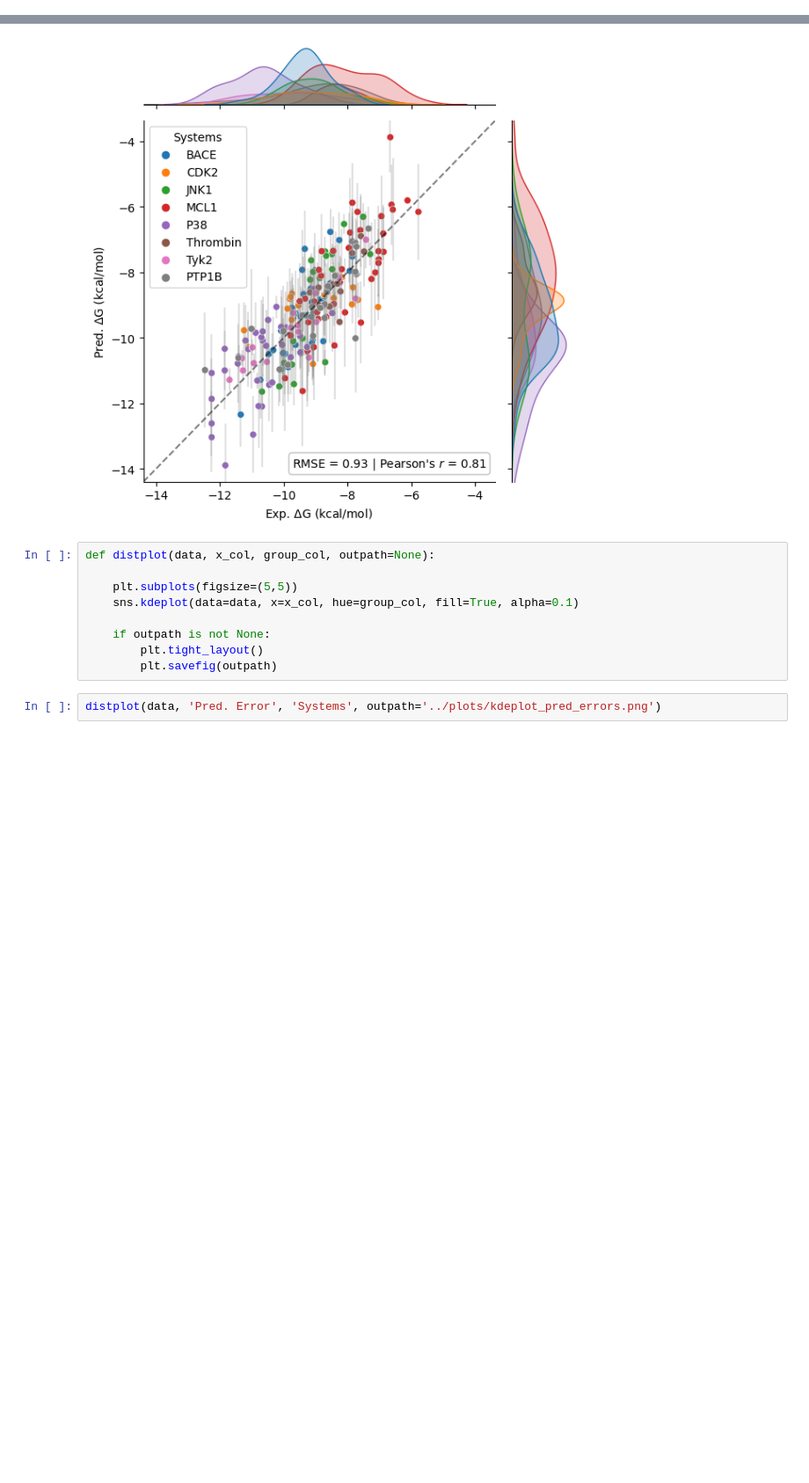
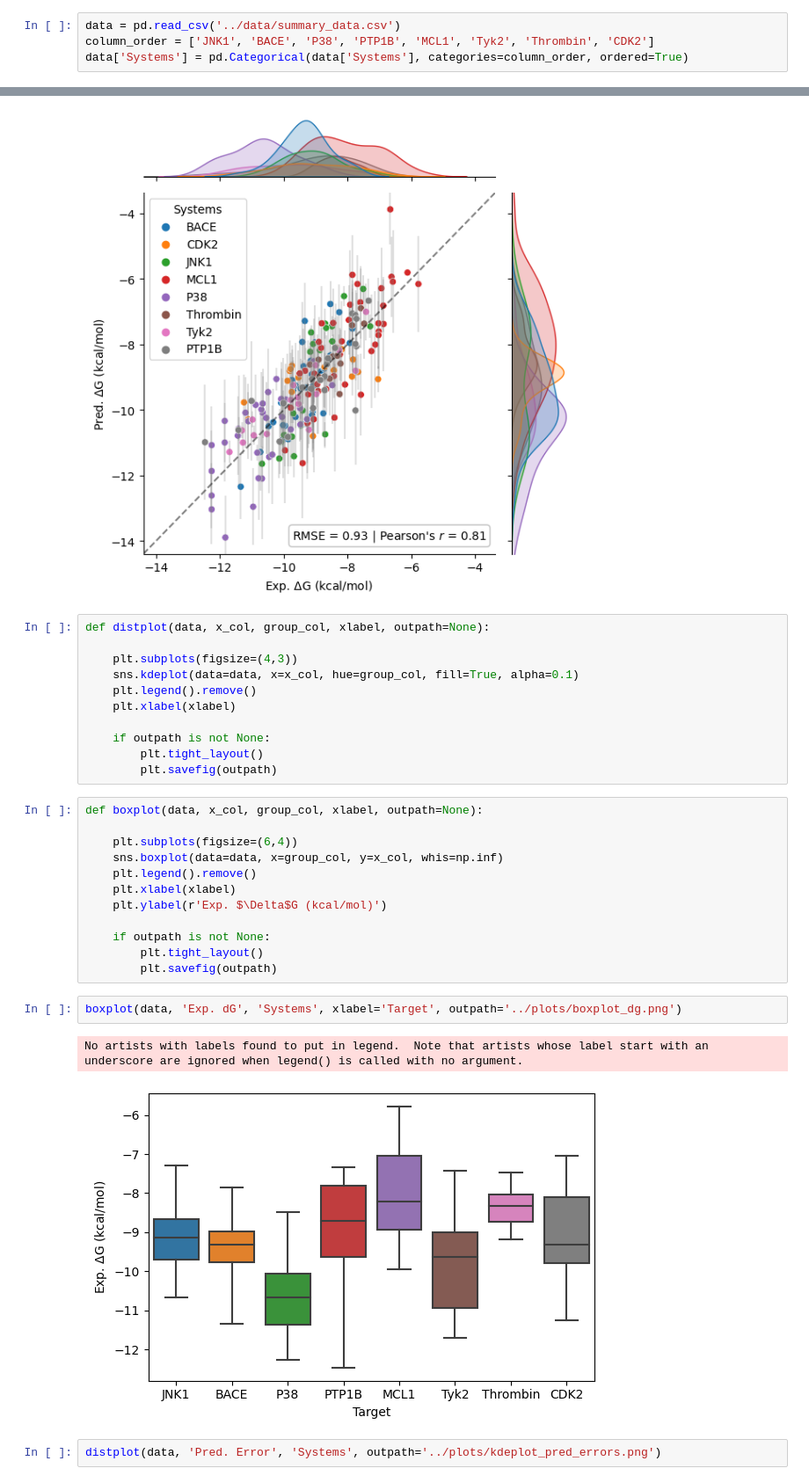
Before and after one commit to matthewtwarren/fep-schrodinger, a Jupyter notebook: notebooks/visualisation.ipynb, the cells around one changed output, grey strips where cells are left out. Shown at 88% size. Drawn from its saved outputs; the diff is of its cells as text; blank space fills up the shorter version.

```diff
--- a/notebooks/visualisation.ipynb
+++ b/notebooks/visualisation.ipynb
@@ -24,3 +28,7 @@ data.to_csv('../data/summary_data.csv', index=False)
+# %%
+data = pd.read_csv('../data/summary_data.csv')
+column_order = ['JNK1', 'BACE', 'P38', 'PTP1B', 'MCL1', 'Tyk2', 'Thrombin', 'CDK2']
+data['Systems'] = pd.Categorical(data['Systems'], categories=column_order, ordered=True)
 # %%
 def regplot_grouped(data, true_col, pred_col, group_col, pred_err_col=None, outpath=None):
 
@@ -64,14 +72,33 @@ regplot_grouped(data, 'Exp. dG', 'Pred. dG', 'Systems', 'Pred. Error', outpath='
 # %% [output]
 [figure]
 # %%
-def distplot(data, x_col, group_col, outpath=None):
+def distplot(data, x_col, group_col, xlabel, outpath=None):
 
-    plt.subplots(figsize=(5,5))
+    plt.subplots(figsize=(4,3))
     sns.kdeplot(data=data, x=x_col, hue=group_col, fill=True, alpha=0.1)
+    plt.legend().remove()
+    plt.xlabel(xlabel)
 
     if outpath is not None:
         plt.tight_layout()
         plt.savefig(outpath)
+# %%
+def boxplot(data, x_col, group_col, xlabel, outpath=None):
+
+    plt.subplots(figsize=(6,4))
+    sns.boxplot(data=data, x=group_col, y=x_col, whis=np.inf)
+    plt.legend().remove()
+    plt.xlabel(xlabel)
+    plt.ylabel(r'Exp. $\Delta$G (kcal/mol)')
+
+    if outpath is not None:
+        plt.tight_layout()
+        plt.savefig(outpath)
+# %%
+boxplot(data, 'Exp. dG', 'Systems', xlabel='Target', outpath='../plots/boxplot_dg.png')
+# %% [output]
+No artists with labels found to put in legend.  Note that artists whose label start with an underscore are ignored when legend() is called with no argument.
+[figure, added]
 # %%
 distplot(data, 'Pred. Error', 'Systems', outpath='../plots/kdeplot_pred_errors.png')
 # %% [output]
```
Also changed, not shown: parts of 9 cells of this notebook, 3 other files.
